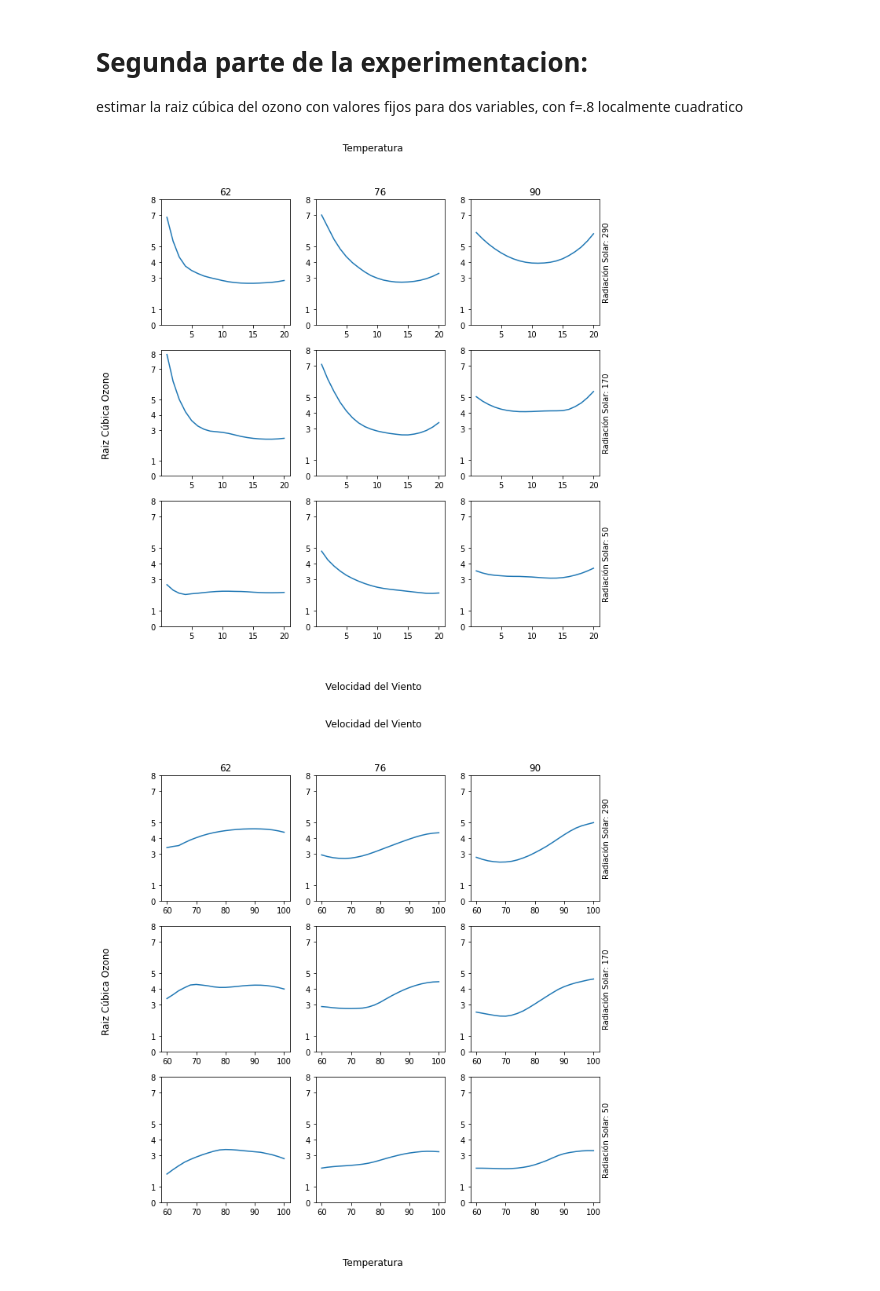
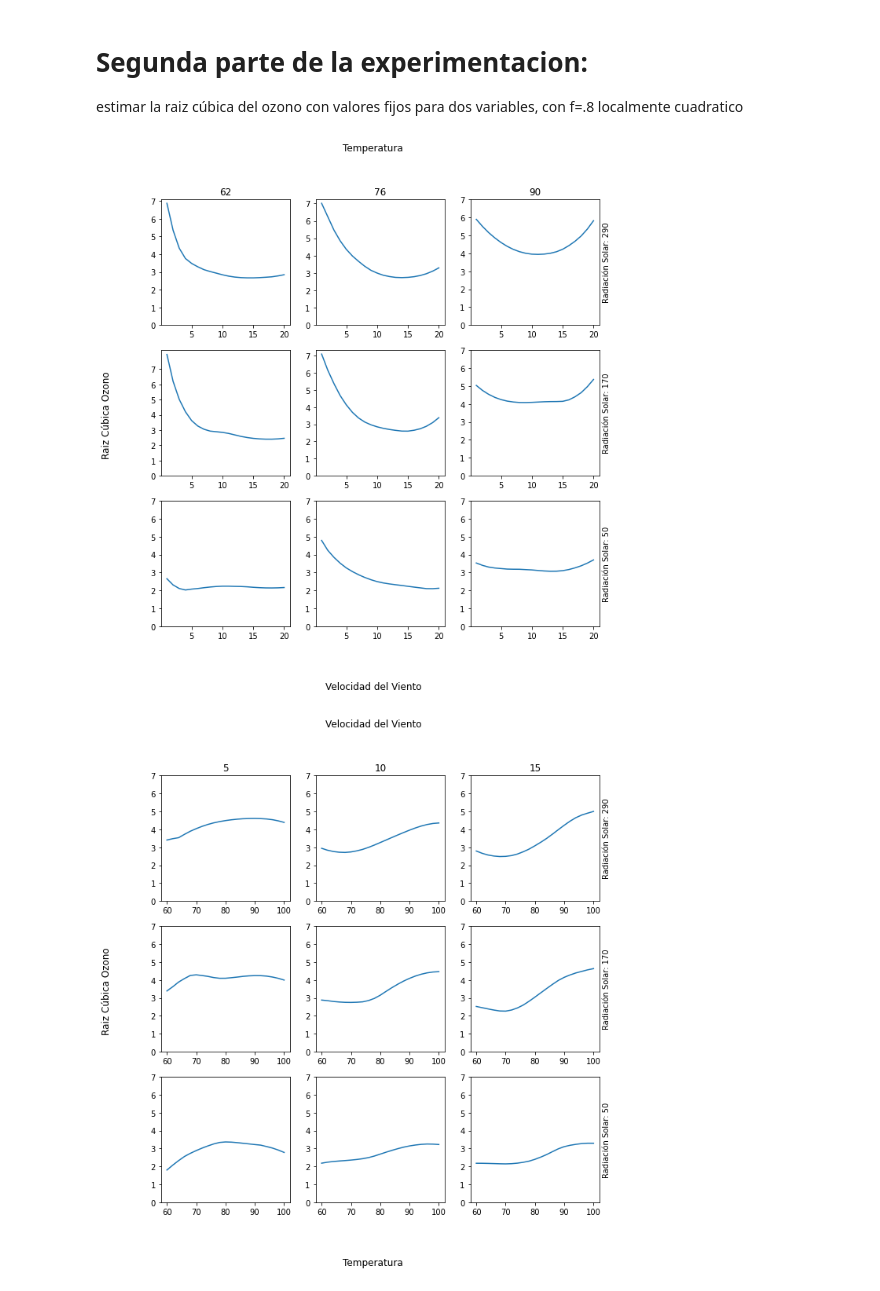
Before and after one commit to maltenzo/Tp3-Metodos, a Jupyter notebook: Implementacion.ipynb, the cells around one changed output. Cells and saved outputs as stored; diff of their text form; code cells hidden in the pictures.

```diff
--- a/Implementacion.ipynb
+++ b/Implementacion.ipynb
@@ -59,12 +59,12 @@ def estandarizar(variable):
 	if var == 0.0  :
 		return variable
 	else:
-		return (variable - esperanza)/var
+		return (variable)/var
 
 def desestandarizar(variable, valor):
 	esperanza = np.mean(variable)
 	var = np.var(variable)
-	return valor*var + esperanza
+	return valor*var #+ esperanza
 # %%
 def euclideanDistances(punto, array_de_puntos):
     results = []
@@ -82,15 +82,15 @@ class Loess(object):
         min_val = np.min(array)
         max_val = np.max(array)
         return (array - min_val) / (max_val - min_val), min_val, max_val
+        return array, min_val, max_val
 
 
     def normalize_matrix(self, matrix):
         return np.array(list(map(self.normalize_array, matrix)), dtype=object).transpose()
 
-    def __init__(self, xx, yy, degree=1):
+    def __init__(self, xx, yy):
         self.n_vars_xx, self.array_mins_xx, self.array_maxs_xx = self.normalize_matrix(xx)
         self.n_yy, self.min_yy, self.max_yy = self.normalize_array(yy)
-        self.degree = degree
 
         self.n_vars_xx = np.array(list(self.n_vars_xx)).transpose()
 
@@ -103,9 +103,11 @@ class Loess(object):
 
     def normalize_x(self, array_of_values):
         return (array_of_values - self.array_mins_xx) / (self.array_maxs_xx - self.array_mins_xx)
+        return array_of_values
 
     def denormalize_y(self, value):
         return value * (self.max_yy - self.min_yy) + self.min_yy
+        return value
 
     def estimate(self, x, window, degree=1):
         n_x = self.normalize_x(x)
@@ -122,14 +124,11 @@ class Loess(object):
         xm = poly.fit_transform(xm)
 
         ym = np.array(list(self.n_yy[min_idx_range]))
-        # print(ym)
 
         xmt = np.transpose(xm)
         xmt_wm = xmt @ wm
-        # print(xmt_wm)
 
         beta = np.linalg.pinv(xmt_wm @ xm) @ xmt_wm @ ym
-        # print(beta)
 
         y = (beta @ xp.transpose())
 
@@ -310,7 +309,7 @@ estimar la raiz cúbica del ozono con valores fijos para dos variables, con f=.8
 def estandarizarAPartirDe(variableComp, variableSinEst):
     media = np.mean(variableComp)
     var = np.var(variableComp)
-    return (variableSinEst - media)/var
+    return (variableSinEst)/var
 
 def estandarizarVariablesAPartirDe(variablesComp, variablesSinEst):
     rad_comp = variablesComp.transpose()[0]
@@ -429,17 +428,17 @@ def plotear3x3(primeraVariableFija, valoresFijosPrimera, segundaVariableFija, va
     for i in range(0,3):
         for j in range(0,3):
             sns.lineplot(ax=axes[i][j], x=valores_variables, y=valores_ozono[2-i][j])
-            axes[i][j].set_yticks([0,1,3,4,5,7,8])
+            axes[i][j].set_yticks([0,1,2,3,4,5,6,7])
 
     plt.savefig('./images/valores-fijos-y-'+variable+'.svg')
 # %%
 plotear3x3('Radiación Solar', valores_fijos_radiacion, 'Temperatura', valores_fijos_temperatura, 'Velocidad del Viento', valores_variables_viento, estimacionOzono_viento)
 # %% [output]
-[figure, old version]
+[figure, new version]
 # %%
-plotear3x3('Radiación Solar', valores_fijos_radiacion, 'Velocidad del Viento', valores_fijos_temperatura, 'Temperatura', valores_variables_temperatura, estimacionOzono_temperatura)
+plotear3x3('Radiación Solar', valores_fijos_radiacion, 'Velocidad del Viento', valores_fijos_viento, 'Temperatura', valores_variables_temperatura, estimacionOzono_temperatura)
 # %% [output]
-[figure, old version]
+[figure, new version]
 # %%
 plotear3x3('Temperatura', valores_fijos_temperatura, 'Velocidad del Viento', valores_fijos_temperatura, 'Radiación Solar', valores_variables_radiacion, estimacionOzono_radiacion)
 # %% [output]
```
Also changed, not shown: parts of 2 cells of this notebook, 15 other files.
